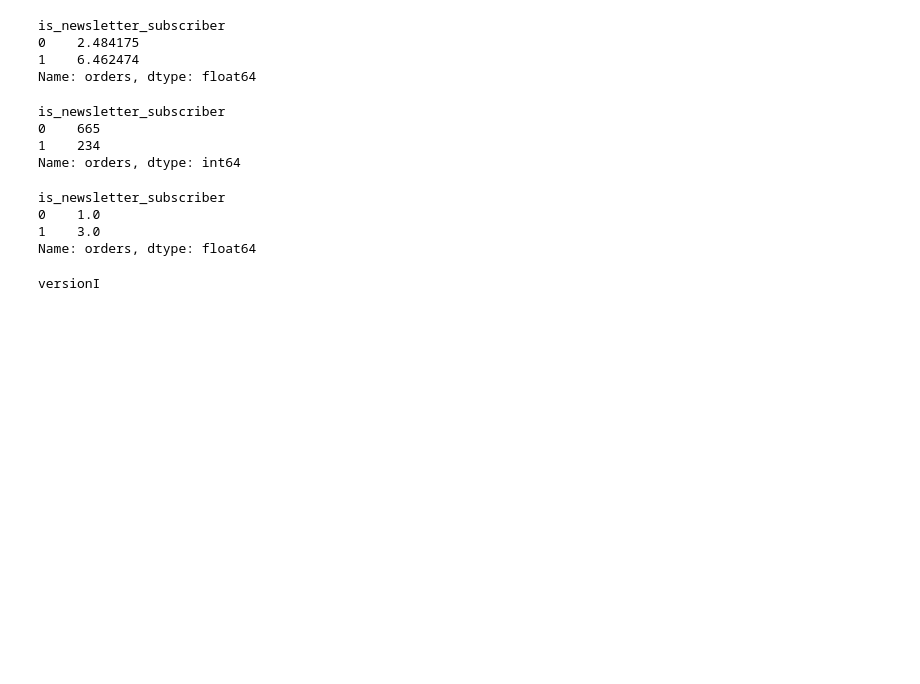
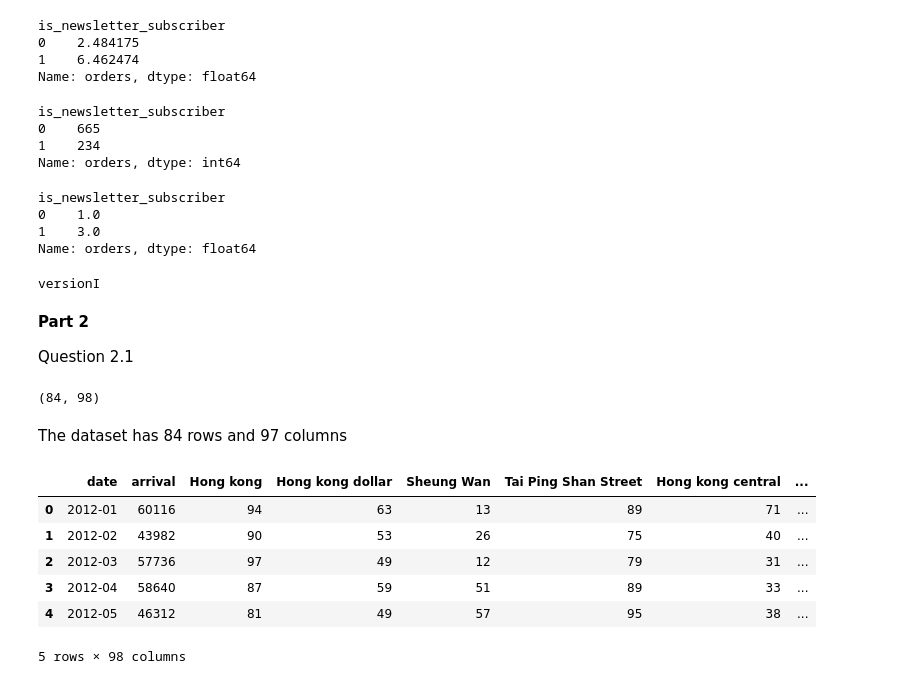
Before and after one commit to soumita20/MDS-Daekin, a Jupyter notebook: Endterm.ipynb, the cells around one changed output. Cells and saved outputs as stored; diff of their text form; code cells hidden in the pictures; blank space fills up the shorter version.

Commit message:
Update Endterm.ipynb
Working on STL decomposition for Assignment Part 2 Question 2.1.

```diff
--- a/Endterm.ipynb
+++ b/Endterm.ipynb
@@ -308,3 +306,7 @@ def check_studentid(studentid_list):
 check_studentid([223019446,223019633,223019965])
 # %% [output]
 versionI
+# %% [markdown]
+**Part 2**
+
+Question 2.1
@@ -310,0 +323,18 @@ versionI
+# %%
+#shape of the dataset
+tourism_df.shape
+# %% [output]
+(84, 98)
+# %% [markdown]
+The dataset has 84 rows and 97 columns
+# %%
+#Let's take a look at the dataset
+tourism_df.head()
+# %% [output]
+|  | date | arrival | Hong kong | Hong kong dollar | Sheung Wan | Tai Ping Shan Street | Hong kong central | ... |
+| 0 | 2012-01 | 60116 | 94 | 63 | 13 | 89 | 71 | ... |
+| 1 | 2012-02 | 43982 | 90 | 53 | 26 | 75 | 40 | ... |
+| 2 | 2012-03 | 57736 | 97 | 49 | 12 | 79 | 31 | ... |
+| 3 | 2012-04 | 58640 | 87 | 59 | 51 | 89 | 33 | ... |
+| 4 | 2012-05 | 46312 | 81 | 49 | 57 | 95 | 38 | ... |
+5 rows × 98 columns
```
Also changed, not shown: parts of 9 cells of this notebook.
